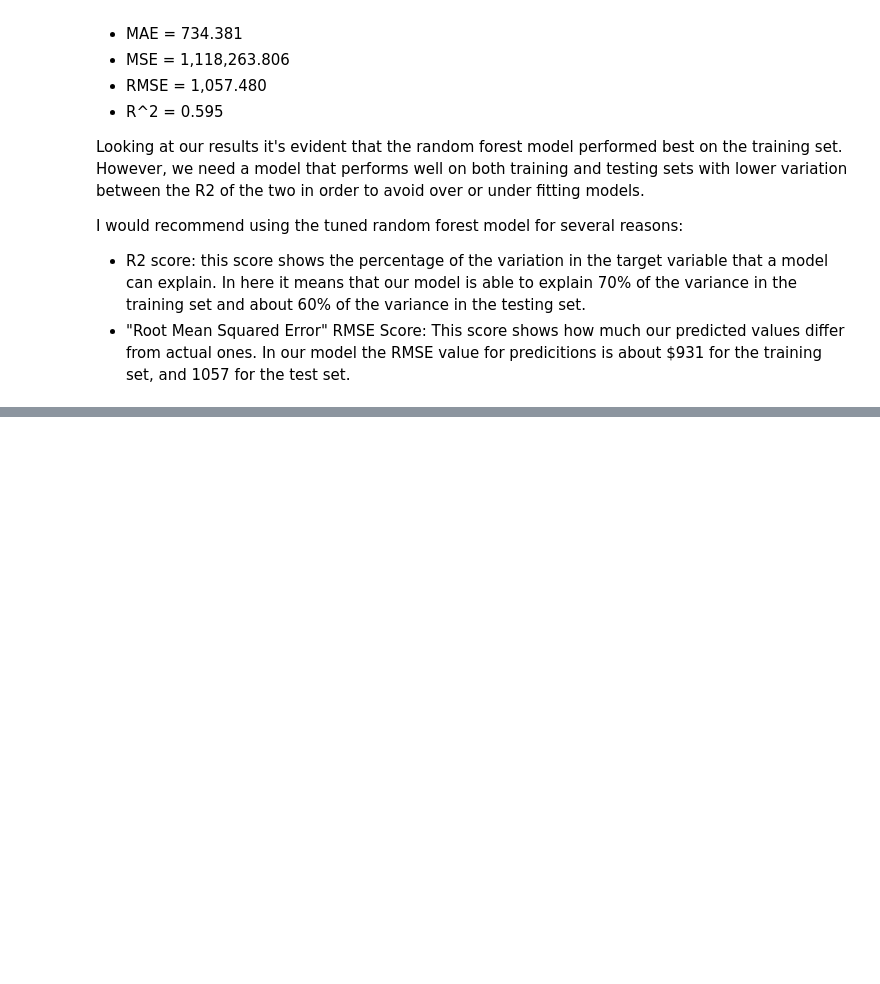
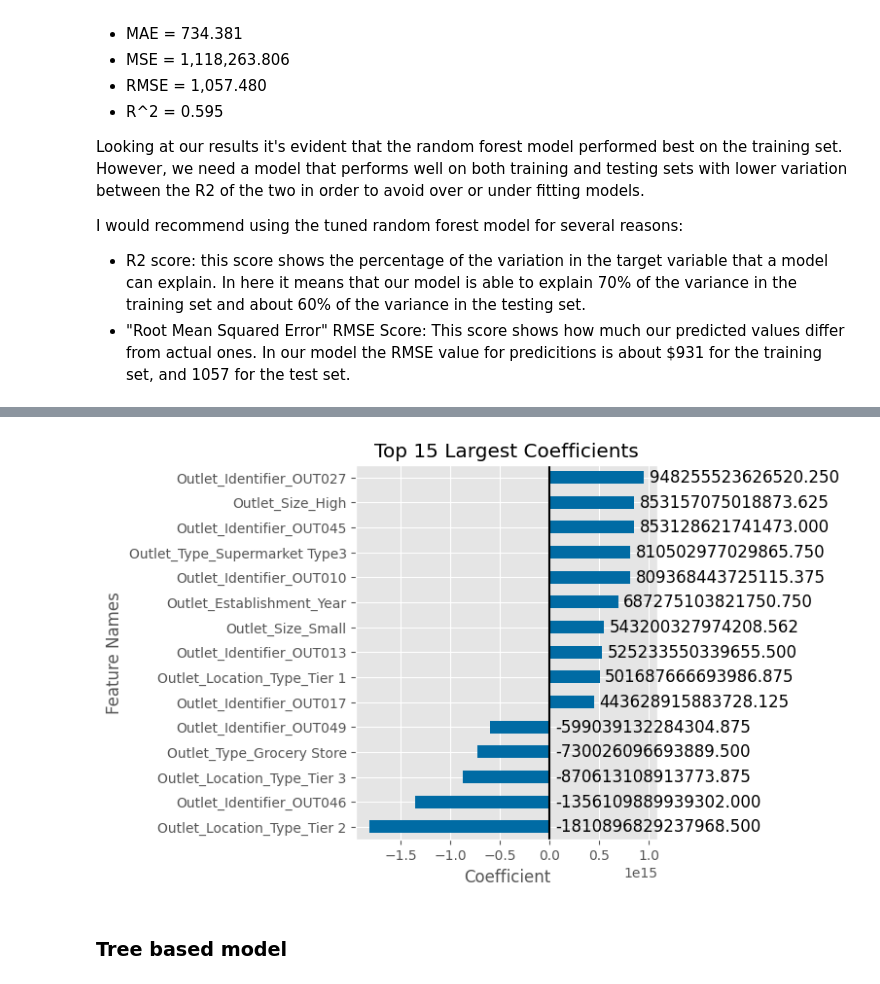
Before and after one commit to ElhamIsm/Prediction-of-Product-Sales, a Jupyter notebook: Prediction_of_Product_Sales.ipynb, the cells around one changed output, grey strips where cells are left out. Cells and saved outputs as stored; diff of their text form; code cells hidden in the pictures; blank space fills up the shorter version.

```diff
--- a/Prediction_of_Product_Sales.ipynb
+++ b/Prediction_of_Product_Sales.ipynb
@@ -1137,0 +1149,15 @@ I would recommend using the tuned random forest model for several reasons:
+# %%
+from sklearn.metrics import mean_absolute_error, mean_squared_error,r2_score
+from sklearn.linear_model import LinearRegression
+from sklearn.tree import DecisionTreeRegressor
+from sklearn.ensemble import RandomForestRegressor
+import joblib
+
+# ## setting random state for reproducibility
+SEED = 321
+np.random.seed(SEED)
+plt.style.use(('ggplot','tableau-colorblind10'))
+# %%
+feature_names = linreg_pipe[0].get_feature_names_out()
+coeffs = pd.Series(linreg_pipe[-1].coef_, index=feature_names)
+coeffs
@@ -1137,0 +1267,6 @@ I would recommend using the tuned random forest model for several reasons:
+# %%
+plot_coeffs(coeffs,top_n=15,intercept=False,annotate=True);
+# %% [output]
+[figure, added]
+# %% [markdown]
+### Tree based model
```
Also changed, not shown: parts of 22 cells of this notebook.
